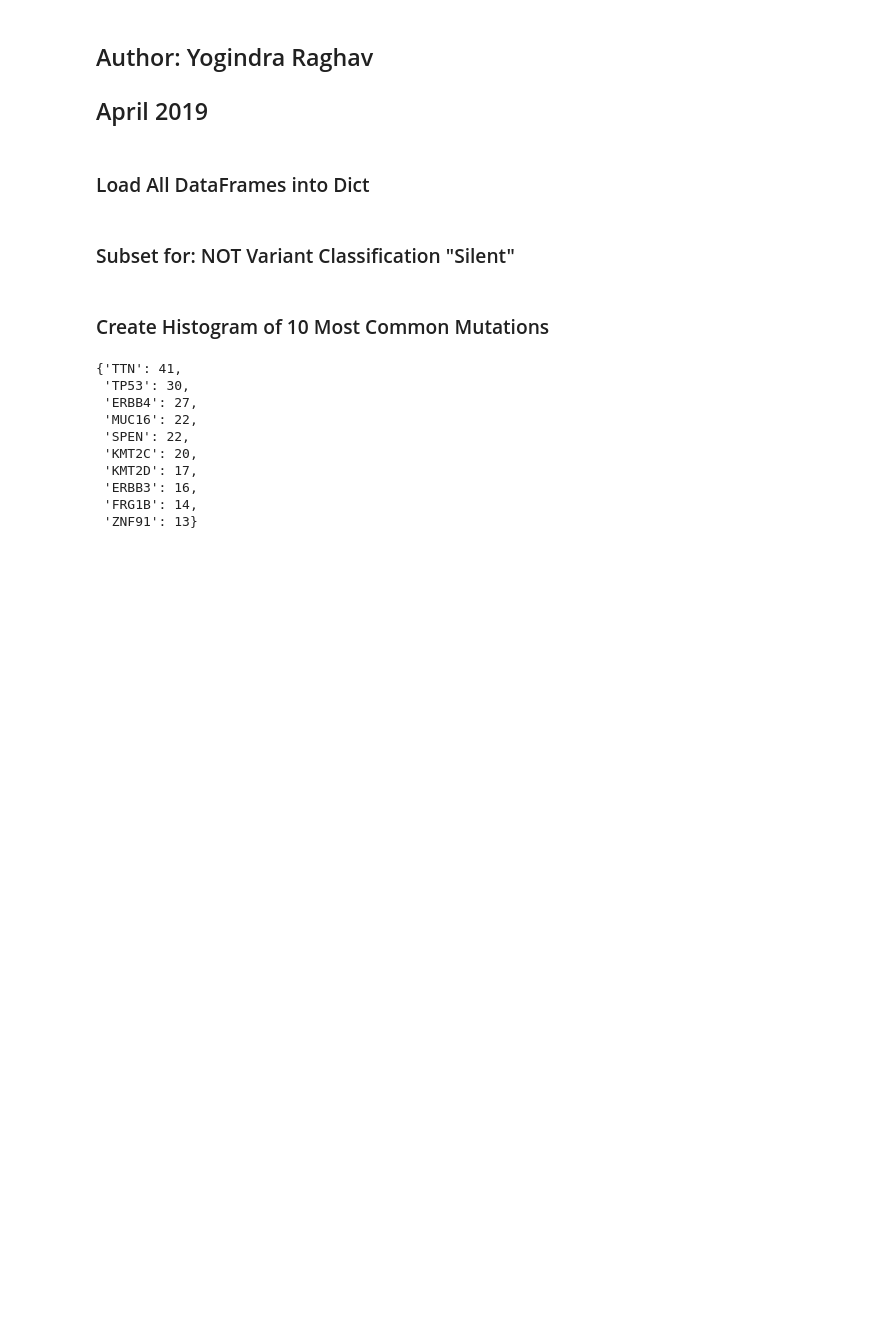
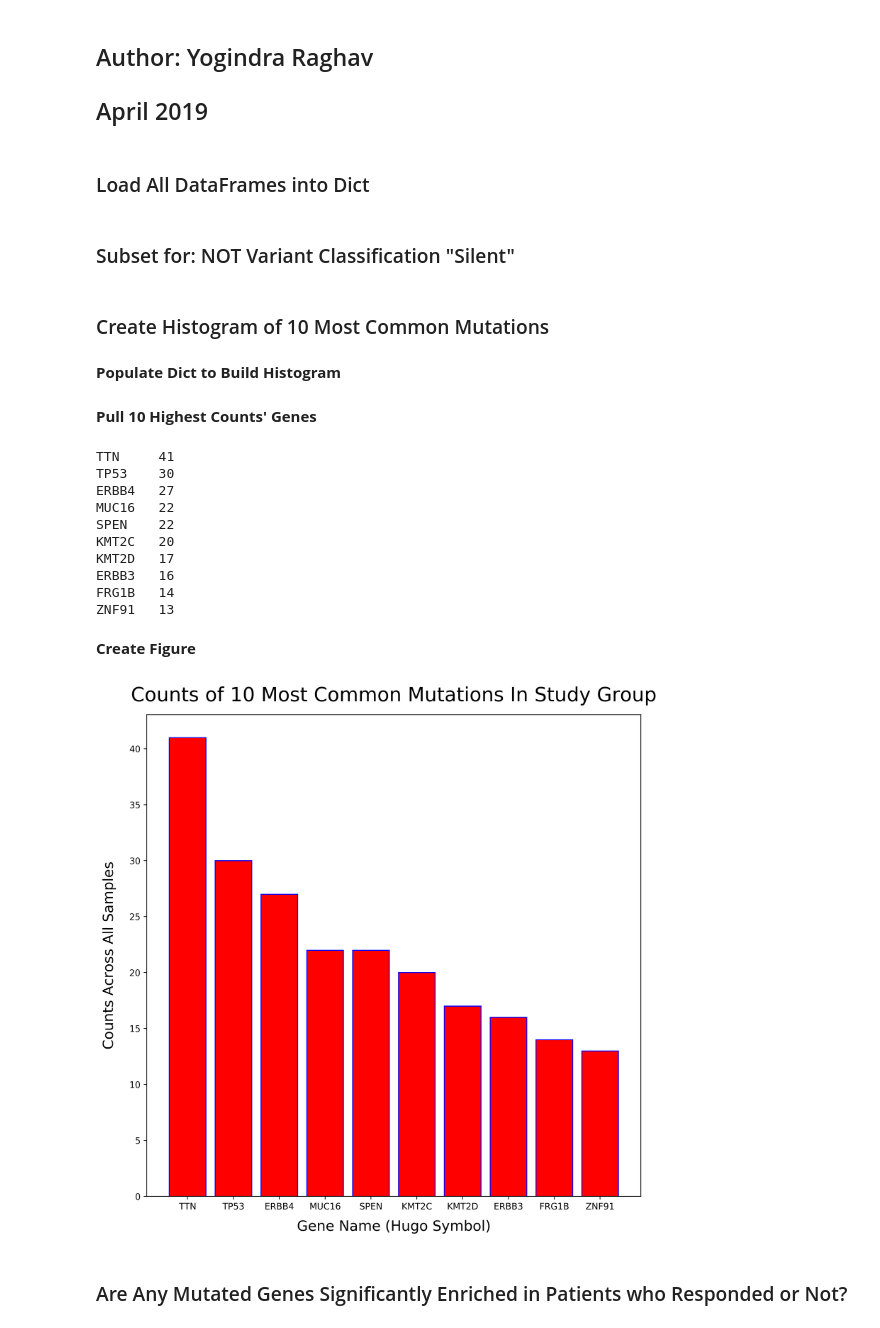
Before and after one commit to YogiOnBioinformatics/Tumor-Exome-Mutation-Analysis, a Jupyter notebook: Analysis.ipynb, the cells around one changed output. Cells and saved outputs as stored; diff of their text form; code cells hidden in the pictures; blank space fills up the shorter version.

Commit message:
CHECKPOINT: plot 10 most common mutations

```diff
--- a/Analysis.ipynb
+++ b/Analysis.ipynb
@@ -32,6 +33,8 @@ for maf in all_mafs:
     not_silent[maf] = all_mafs[maf].loc[all_mafs[maf]["Variant_Classification"]!="Silent"]
 # %% [markdown]
 <h3>Create Histogram of 10 Most Common Mutations</h3>
+# %% [markdown]
+**Populate Dict to Build Histogram**
 # %%
 # dict for plotting histogram
 histogram_plot_dict = {}
@@ -47,21 +50,49 @@ for dataframe in not_silent:
             histogram_plot_dict[gene] +=1
         else:
             histogram_plot_dict[gene] = 1
+# %% [markdown]
+**Pull 10 Highest Counts' Genes**
 # %%
 # sort dict by values (highest to lowest)
 histogram_plot_dict={k: v for k, v in sorted(histogram_plot_dict.items(), key=lambda item: item[1], reverse=True)}
 
 # pull first 10 times and coerce to dict for future plotting
 histogram_plot_dict = dict(itertools.islice(histogram_plot_dict.items(), 0,10))
-histogram_plot_dict
+
+# print dict clean
+for gene in histogram_plot_dict:
+    print(gene+"\t"+str(histogram_plot_dict[gene]))
 # %% [output]
-{'TTN': 41,
- 'TP53': 30,
- 'ERBB4': 27,
- 'MUC16': 22,
- 'SPEN': 22,
- 'KMT2C': 20,
- 'KMT2D': 17,
- 'ERBB3': 16,
- 'FRG1B': 14,
- 'ZNF91': 13}
+TTN     41
+TP53    30
+ERBB4   27
+MUC16   22
+SPEN    22
+KMT2C   20
+KMT2D   17
+ERBB3   16
+FRG1B   14
+ZNF91   13
+# %% [markdown]
+
+**Create Figure**
+# %%
+# adjust figure size and quality
+plt.figure(figsize=(10,10), dpi = 500)
+
+# make bar plot
+plt.bar(histogram_plot_dict.keys(), histogram_plot_dict.values(), color="red", edgecolor="blue")
+
+# update y label
+plt.ylabel("Counts Across All Samples", labelpad=15, size=16)
+# update x label
+plt.xlabel("Gene Name (Hugo Symbol)", labelpad=10, size=16)
+# update title
+plt.title("Counts of 10 Most Common Mutations In Study Group", size=22, pad=15)
+
+#show plot
+plt.show()
+# %% [output]
+[figure, added]
+# %% [markdown]
+<h3>Are Any Mutated Genes Significantly Enriched in Patients who Responded or Not?</h3>
```
Also changed, not shown: parts of 1 cell of this notebook.
